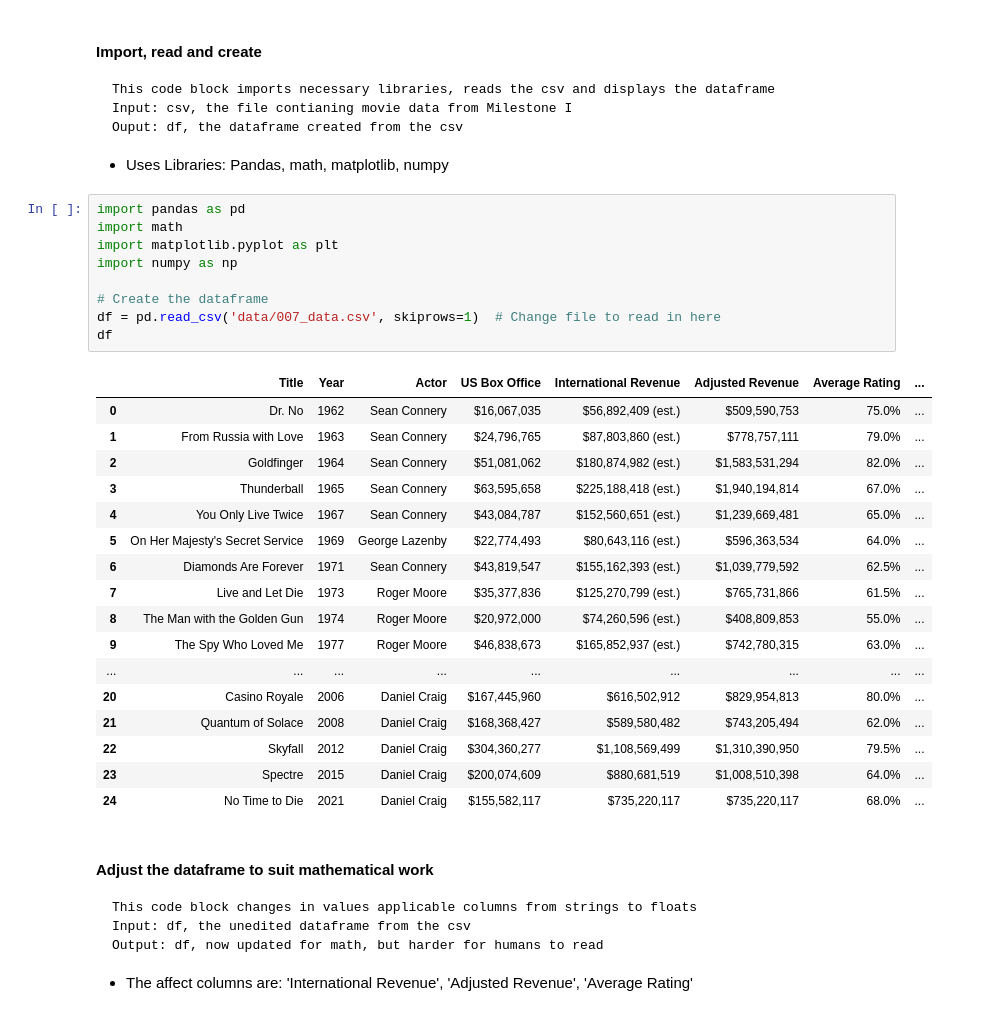
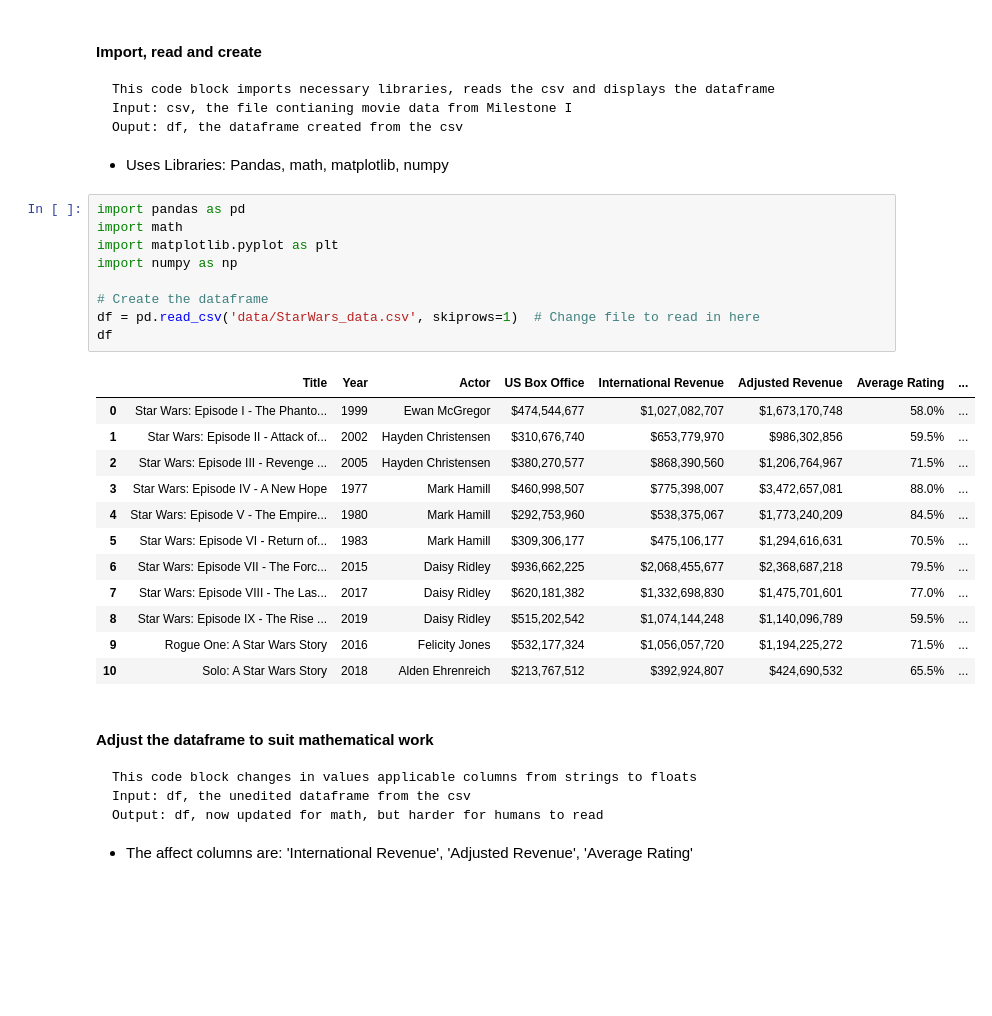
Before and after one commit to ans1080/Project007, a Jupyter notebook: Milestone_II_Analysis.ipynb, the cells around one changed output. Drawn from its saved outputs; the diff is of its cells as text; blank space fills up the shorter version.

````diff
--- a/Milestone_II_Analysis.ipynb
+++ b/Milestone_II_Analysis.ipynb
@@ -23,30 +23,25 @@ Ouput: df, the dataframe created from the csv
 # %%
 import pandas as pd
 import math
 import matplotlib.pyplot as plt
 import numpy as np
 
 # Create the dataframe
-df = pd.read_csv('data/007_data.csv', skiprows=1)  # Change file to read in here
+df = pd.read_csv('data/StarWars_data.csv', skiprows=1)  # Change file to read in here
 df
 # %% [output]
 |  | Title | Year | Actor | US Box Office | International Revenue | Adjusted Revenue | Average Rating | ... |
-| 0 | Dr. No | 1962 | Sean Connery | $16,067,035 | $56,892,409 (est.) | $509,590,753 | 75.0% | ... |
-| 1 | From Russia with Love | 1963 | Sean Connery | $24,796,765 | $87,803,860 (est.) | $778,757,111 | 79.0% | ... |
-| 2 | Goldfinger | 1964 | Sean Connery | $51,081,062 | $180,874,982 (est.) | $1,583,531,294 | 82.0% | ... |
-| 3 | Thunderball | 1965 | Sean Connery | $63,595,658 | $225,188,418 (est.) | $1,940,194,814 | 67.0% | ... |
-| 4 | You Only Live Twice | 1967 | Sean Connery | $43,084,787 | $152,560,651 (est.) | $1,239,669,481 | 65.0% | ... |
-| 5 | On Her Majesty's Secret Service | 1969 | George Lazenby | $22,774,493 | $80,643,116 (est.) | $596,363,534 | 64.0% | ... |
-| 6 | Diamonds Are Forever | 1971 | Sean Connery | $43,819,547 | $155,162,393 (est.) | $1,039,779,592 | 62.5% | ... |
-| 7 | Live and Let Die | 1973 | Roger Moore | $35,377,836 | $125,270,799 (est.) | $765,731,866 | 61.5% | ... |
-| 8 | The Man with the Golden Gun | 1974 | Roger Moore | $20,972,000 | $74,260,596 (est.) | $408,809,853 | 55.0% | ... |
-| 9 | The Spy Who Loved Me | 1977 | Roger Moore | $46,838,673 | $165,852,937 (est.) | $742,780,315 | 63.0% | ... |
-| ... | ... | ... | ... | ... | ... | ... | ... | ... |
-| 20 | Casino Royale | 2006 | Daniel Craig | $167,445,960 | $616,502,912 | $829,954,813 | 80.0% | ... |
-| 21 | Quantum of Solace | 2008 | Daniel Craig | $168,368,427 | $589,580,482 | $743,205,494 | 62.0% | ... |
-| 22 | Skyfall | 2012 | Daniel Craig | $304,360,277 | $1,108,569,499 | $1,310,390,950 | 79.5% | ... |
-| 23 | Spectre | 2015 | Daniel Craig | $200,074,609 | $880,681,519 | $1,008,510,398 | 64.0% | ... |
-| 24 | No Time to Die | 2021 | Daniel Craig | $155,582,117 | $735,220,117 | $735,220,117 | 68.0% | ... |
+| 0 | Star Wars: Episode I - The Phanto... | 1999 | Ewan McGregor | $474,544,677 | $1,027,082,707 | $1,673,170,748 | 58.0% | ... |
+| 1 | Star Wars: Episode II - Attack of... | 2002 | Hayden Christensen | $310,676,740 | $653,779,970 | $986,302,856 | 59.5% | ... |
+| 2 | Star Wars: Episode III - Revenge ... | 2005 | Hayden Christensen | $380,270,577 | $868,390,560 | $1,206,764,967 | 71.5% | ... |
+| 3 | Star Wars: Episode IV - A New Hope | 1977 | Mark Hamill | $460,998,507 | $775,398,007 | $3,472,657,081 | 88.0% | ... |
+| 4 | Star Wars: Episode V - The Empire... | 1980 | Mark Hamill | $292,753,960 | $538,375,067 | $1,773,240,209 | 84.5% | ... |
+| 5 | Star Wars: Episode VI - Return of... | 1983 | Mark Hamill | $309,306,177 | $475,106,177 | $1,294,616,631 | 70.5% | ... |
+| 6 | Star Wars: Episode VII - The Forc... | 2015 | Daisy Ridley | $936,662,225 | $2,068,455,677 | $2,368,687,218 | 79.5% | ... |
+| 7 | Star Wars: Episode VIII - The Las... | 2017 | Daisy Ridley | $620,181,382 | $1,332,698,830 | $1,475,701,601 | 77.0% | ... |
+| 8 | Star Wars: Episode IX - The Rise ... | 2019 | Daisy Ridley | $515,202,542 | $1,074,144,248 | $1,140,096,789 | 59.5% | ... |
+| 9 | Rogue One: A Star Wars Story | 2016 | Felicity Jones | $532,177,324 | $1,056,057,720 | $1,194,225,272 | 71.5% | ... |
+| 10 | Solo: A Star Wars Story | 2018 | Alden Ehrenreich | $213,767,512 | $392,924,807 | $424,690,532 | 65.5% | ... |
 # %% [markdown]
 #### Adjust the dataframe to suit mathematical work
 ```
````
Also changed, not shown: parts of 10 cells of this notebook.
